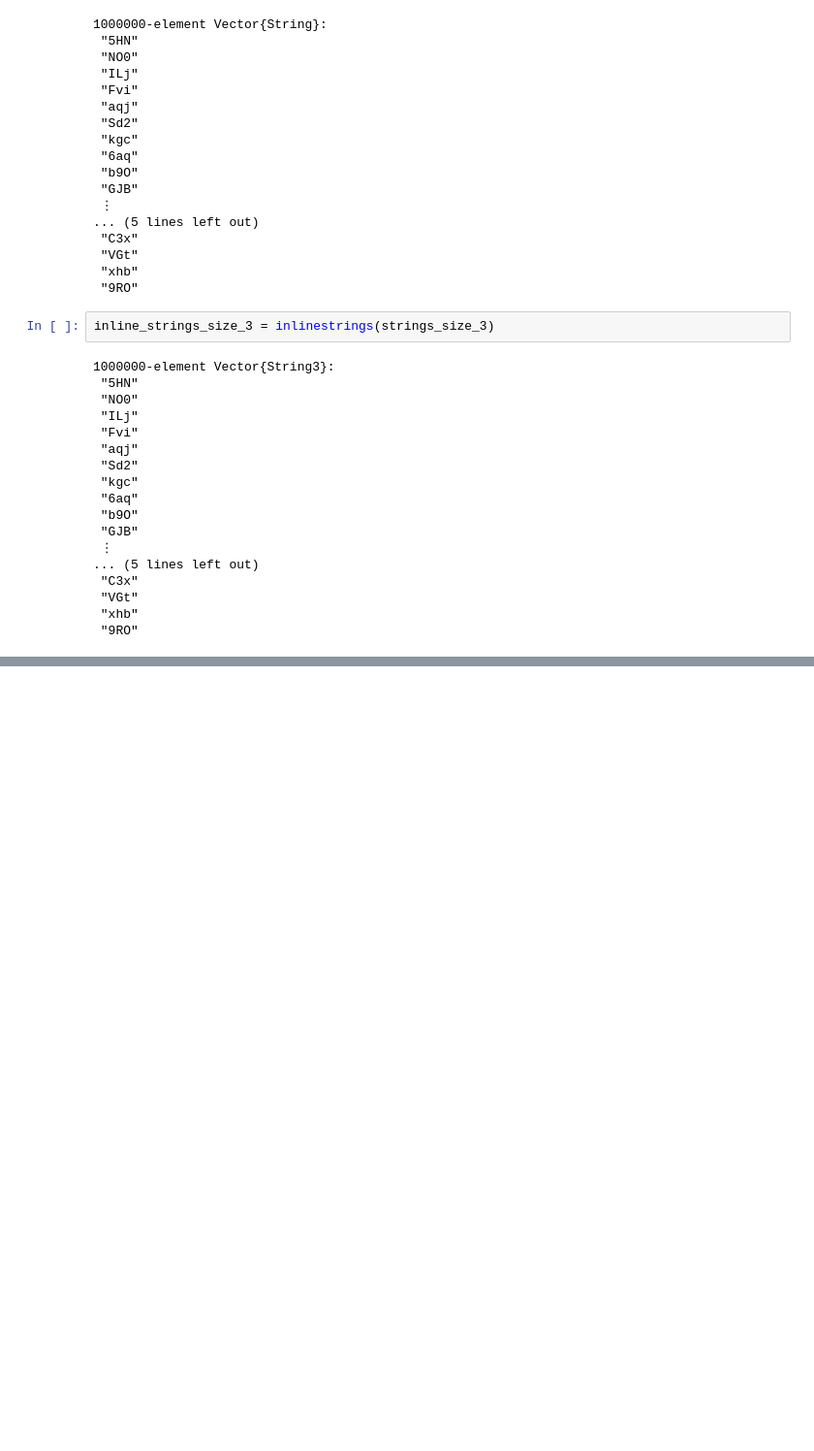
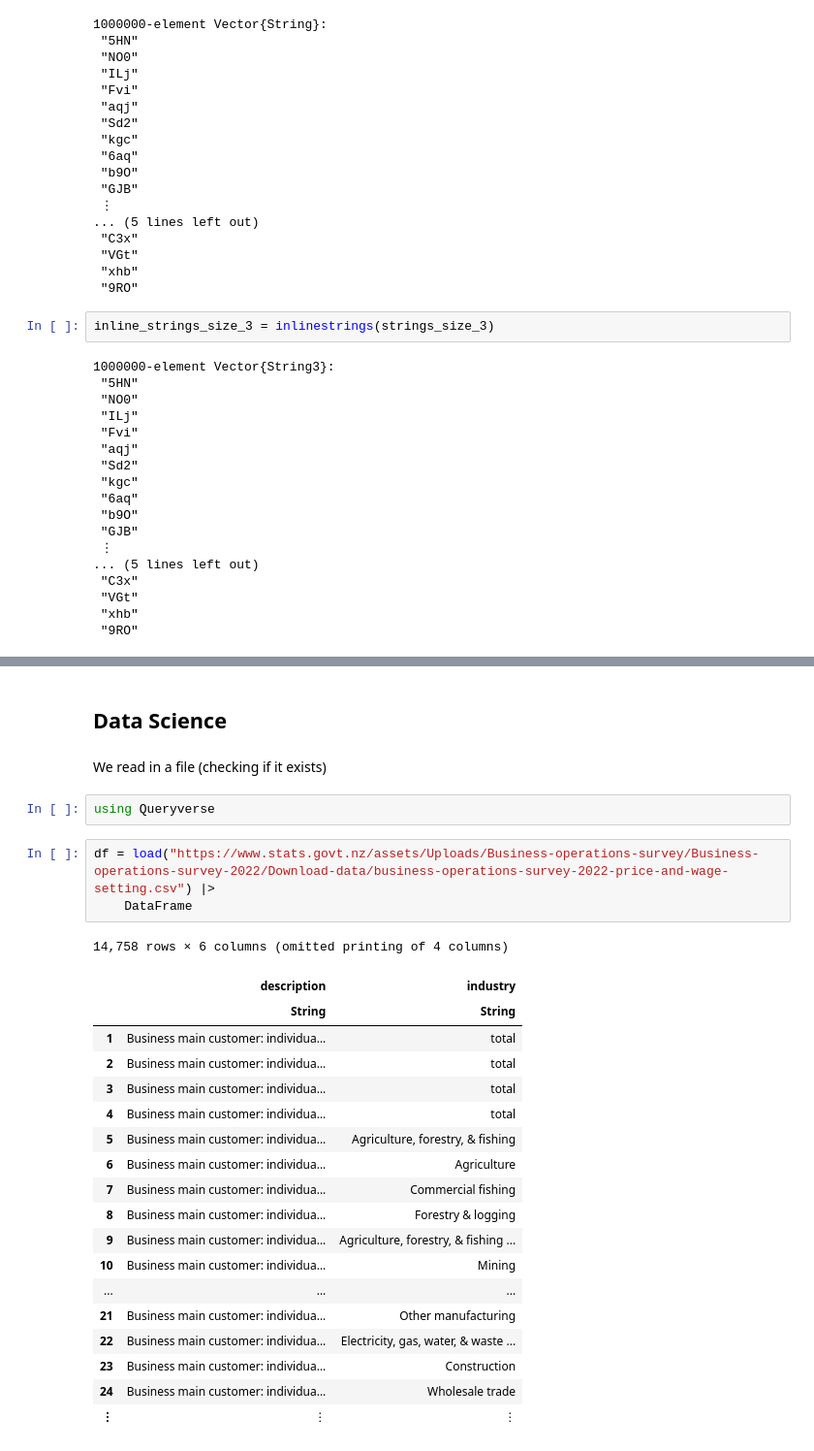
Before and after one commit to chlazaris/Julia_for_DS, a Jupyter notebook: Julia_for_DS.ipynb, the cells around one changed output, grey strips where cells are left out. Shown at 97% size. Cells and saved outputs as stored; diff of their text form; blank space fills up the shorter version.

Commit message:
Added a few notes on importing CSV files to dataframe and selecting columns

```diff
--- a/Julia_for_DS.ipynb
+++ b/Julia_for_DS.ipynb
@@ -619,0 +617,29 @@ println(Base.summarysize(inline_strings_size_3))
+# %% [markdown]
+## Data Science
+# %% [markdown]
+We read in a file (checking if it exists)
+# %%
+using Queryverse
+# %%
+df = load("https://www.stats.govt.nz/assets/Uploads/Business-operations-survey/Business-operations-survey-2022/Download-data/business-operations-survey-2022-price-and-wage-setting.csv") |>
+    DataFrame
+# %% [output]
+14,758 rows × 6 columns (omitted printing of 4 columns)
+|  | description | industry |
+|  | String | String |
+| 1 | Business main customer: individua... | total |
+| 2 | Business main customer: individua... | total |
+| 3 | Business main customer: individua... | total |
+| 4 | Business main customer: individua... | total |
+| 5 | Business main customer: individua... | Agriculture, forestry, & fishing |
+| 6 | Business main customer: individua... | Agriculture |
+| 7 | Business main customer: individua... | Commercial fishing |
+| 8 | Business main customer: individua... | Forestry & logging |
+| 9 | Business main customer: individua... | Agriculture, forestry, & fishing ... |
+| 10 | Business main customer: individua... | Mining |
+| ... | ... | ... |
+| 21 | Business main customer: individua... | Other manufacturing |
+| 22 | Business main customer: individua... | Electricity, gas, water, & waste ... |
+| 23 | Business main customer: individua... | Construction |
+| 24 | Business main customer: individua... | Wholesale trade |
+| ⋮ | ⋮ | ⋮ |
```
Also changed, not shown: parts of 12 cells of this notebook.
